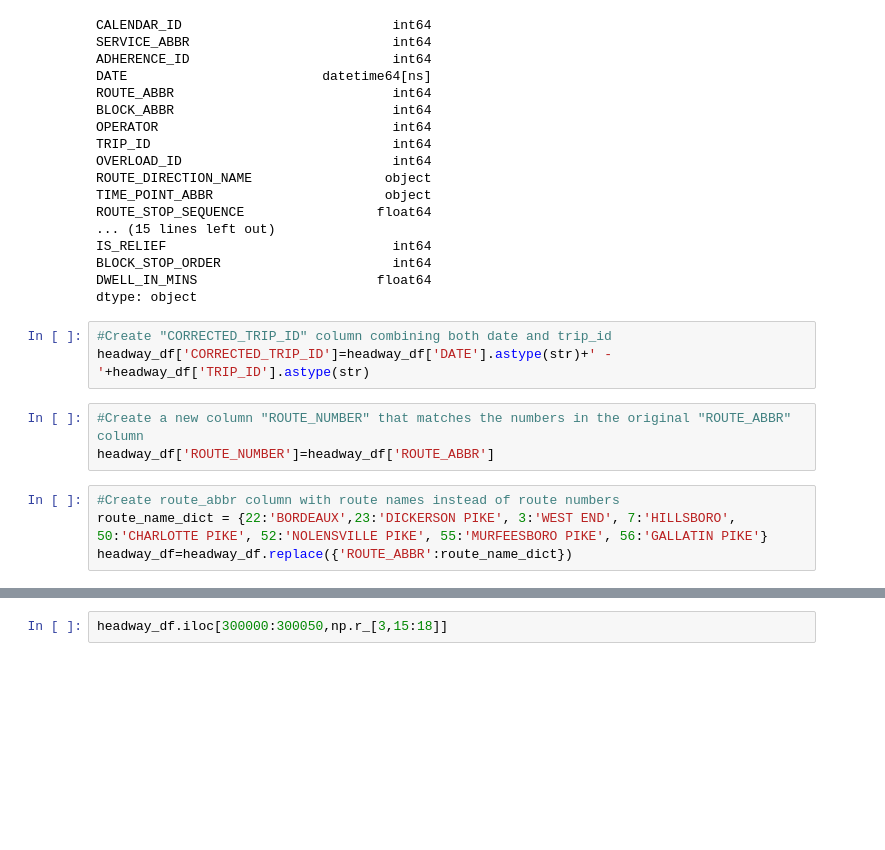
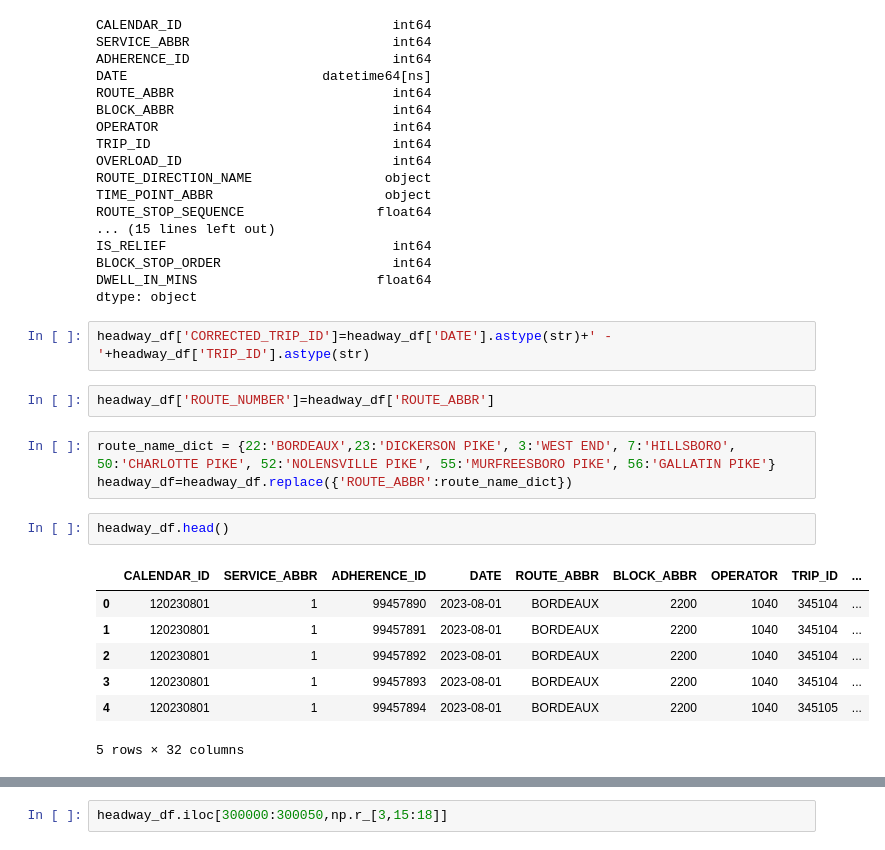
Before and after one commit to ballir27/wego-nashville-bus-adherence, a Jupyter notebook: Notebooks/AB-Data-Cleaning-WeGo.ipynb, the cells around one changed output, grey strips where cells are left out. Cells and saved outputs as stored; diff of their text form; blank space fills up the shorter version.

```diff
--- a/Notebooks/AB-Data-Cleaning-WeGo.ipynb
+++ b/Notebooks/AB-Data-Cleaning-WeGo.ipynb
@@ -32,13 +42,20 @@ BLOCK_STOP_ORDER                      int64
 DWELL_IN_MINS                       float64
 dtype: object
 # %%
-#Create "CORRECTED_TRIP_ID" column combining both date and trip_id
 headway_df['CORRECTED_TRIP_ID']=headway_df['DATE'].astype(str)+' - '+headway_df['TRIP_ID'].astype(str)
 # %%
-#Create a new column "ROUTE_NUMBER" that matches the numbers in the original "ROUTE_ABBR" column
 headway_df['ROUTE_NUMBER']=headway_df['ROUTE_ABBR']
 # %%
-#Create route_abbr column with route names instead of route numbers
-route_name_dict = {22:'BORDEAUX',23:'DICKERSON PIKE', 3:'WEST END', 7:'HILLSBORO', 50:'CHARLOTTE PIKE', 52:'NOLENSVILLE PIKE', 55:'MURFEESBORO PIKE', 56:'GALLATIN PIKE'}
+route_name_dict = {22:'BORDEAUX',23:'DICKERSON PIKE', 3:'WEST END', 7:'HILLSBORO', 50:'CHARLOTTE PIKE', 52:'NOLENSVILLE PIKE', 55:'MURFREESBORO PIKE', 56:'GALLATIN PIKE'}
 headway_df=headway_df.replace({'ROUTE_ABBR':route_name_dict})
+# %%
+headway_df.head()
+# %% [output]
+|  | CALENDAR_ID | SERVICE_ABBR | ADHERENCE_ID | DATE | ROUTE_ABBR | BLOCK_ABBR | OPERATOR | TRIP_ID | ... |
+| 0 | 120230801 | 1 | 99457890 | 2023-08-01 | BORDEAUX | 2200 | 1040 | 345104 | ... |
+| 1 | 120230801 | 1 | 99457891 | 2023-08-01 | BORDEAUX | 2200 | 1040 | 345104 | ... |
+| 2 | 120230801 | 1 | 99457892 | 2023-08-01 | BORDEAUX | 2200 | 1040 | 345104 | ... |
+| 3 | 120230801 | 1 | 99457893 | 2023-08-01 | BORDEAUX | 2200 | 1040 | 345104 | ... |
+| 4 | 120230801 | 1 | 99457894 | 2023-08-01 | BORDEAUX | 2200 | 1040 | 345105 | ... |
+5 rows × 32 columns
 # %%
```
Also changed, not shown: parts of 14 cells of this notebook, 1 other file.
